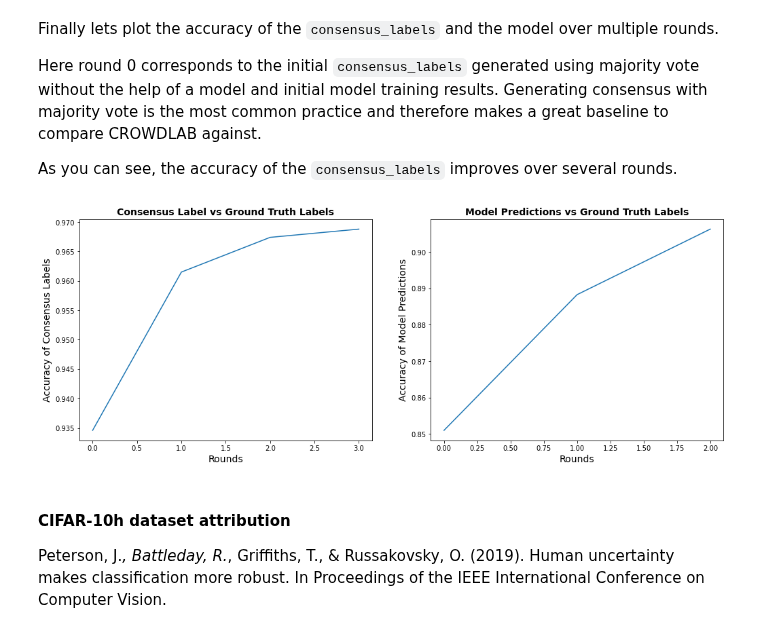
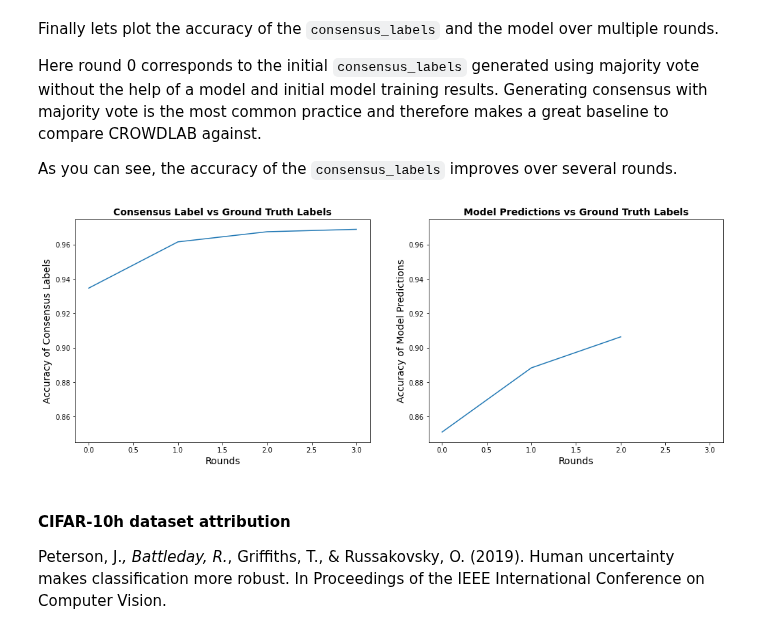
Before and after one commit to cleanlab/examples, a Jupyter notebook: cifar10-multiannotator/multiannotator_labels.ipynb, the cells around one changed output. Saved outputs shown, nothing was run; the diff lists cells and outputs as text; code cells hidden in the pictures.

```diff
--- a/cifar10-multiannotator/multiannotator_labels.ipynb
+++ b/cifar10-multiannotator/multiannotator_labels.ipynb
@@ -188,29 +188,29 @@ As you can see, the accuracy of the `consensus_labels` improves over several rou
 # %%
 consensus_gtruth_accuracy = [model_results[i]["consensus_gtruth_accuracy"]
                              for i in range(rounds)] + [final_consensus_accuracy]
 
 model_gtruth_accuracy = [model_results[i]["model_gtruth_accuracy"] for i in range(rounds)]
 
 
 # plot prc
 plt.rcParams["figure.figsize"] = (17,6)
 plt.show()
 
-plt.subplot(1, 2, 1)
+ax1 = plt.subplot(1, 2, 1)
 plt.plot(range(0, rounds+1),consensus_gtruth_accuracy)
 plt.xlabel("Rounds", fontsize=14)
 plt.ylabel("Accuracy of Consensus Labels", fontsize=14)
 plt.title("Consensus Label vs Ground Truth Labels", fontsize=14, fontweight="bold")
 
-plt.subplot(1, 2, 2)
+plt.subplot(1, 2, 2, sharex=ax1, sharey=ax1)
 plt.plot(range(0, rounds), model_gtruth_accuracy)
 plt.xlabel("Rounds", fontsize=14)
 plt.ylabel("Accuracy of Model Predictions", fontsize=14)
 plt.title("Model Predictions vs Ground Truth Labels", fontsize=14, fontweight="bold")
 
 plt.show()
 # %% [output]
-[figure, old version]
+[figure, new version]
 # %%
 # Only to be executed during CI
 # if consensus_gtruth_accuracy[0] >= consensus_gtruth_accuracy[-1]:  # check cleanlab has improved prediction accuracy
```
